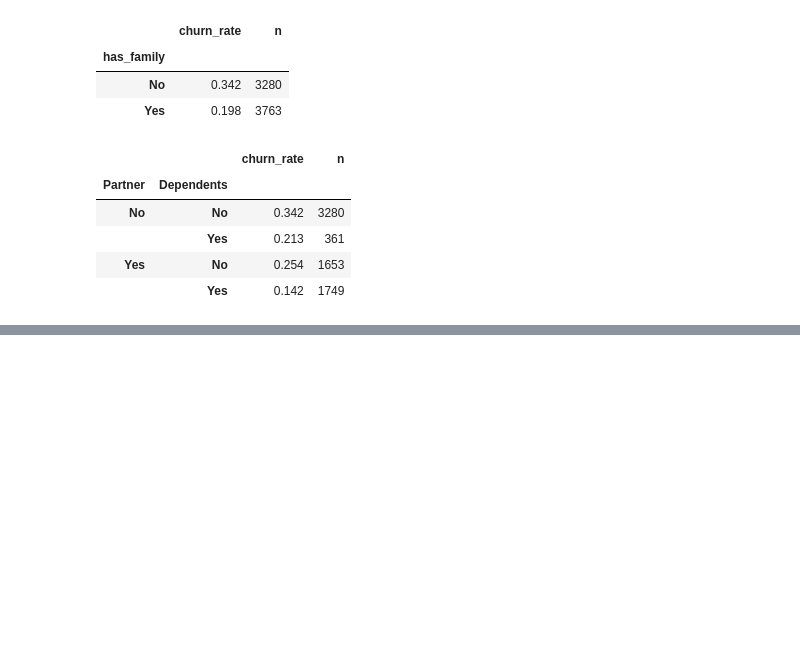
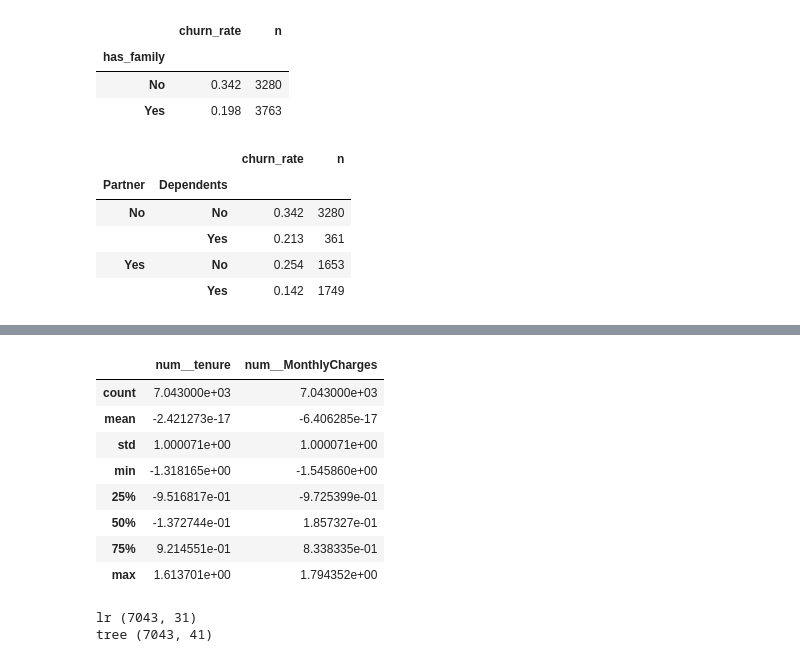
Before and after one commit to jeswingeorge/Telco-Customer-Churn-Kaggle, a Jupyter notebook: notebooks/3_feature_engg.ipynb, the cells around one changed output, grey strips where cells are left out. Saved outputs shown, nothing was run; the diff lists cells and outputs as text; code cells hidden in the pictures; blank space fills up the shorter version.

```diff
--- a/notebooks/3_feature_engg.ipynb
+++ b/notebooks/3_feature_engg.ipynb
@@ -142,0 +216,19 @@ df.groupby(["Partner", "Dependents"])["Churn"].agg(churn_rate="mean", n="size").
+# %%
+Xt[["num__tenure", "num__MonthlyCharges"]].describe()
+# %% [output]
+|  | num__tenure | num__MonthlyCharges |
+| count | 7.043000e+03 | 7.043000e+03 |
+| mean | -2.421273e-17 | -6.406285e-17 |
+| std | 1.000071e+00 | 1.000071e+00 |
+| min | -1.318165e+00 | -1.545860e+00 |
+| 25% | -9.516817e-01 | -9.725399e-01 |
+| 50% | -1.372744e-01 | 1.857327e-01 |
+| 75% | 9.214551e-01 | 8.338335e-01 |
+| max | 1.613701e+00 | 1.794352e+00 |
+# %%
+for mt in ["lr", "tree"]:
+    Xt = build_preprocessor(mt).fit_transform(X)
+    print(mt, Xt.shape)
+# %% [output]
+lr (7043, 31)
+tree (7043, 41)
```
Also changed, not shown: parts of 12 cells of this notebook, 6 other files.
